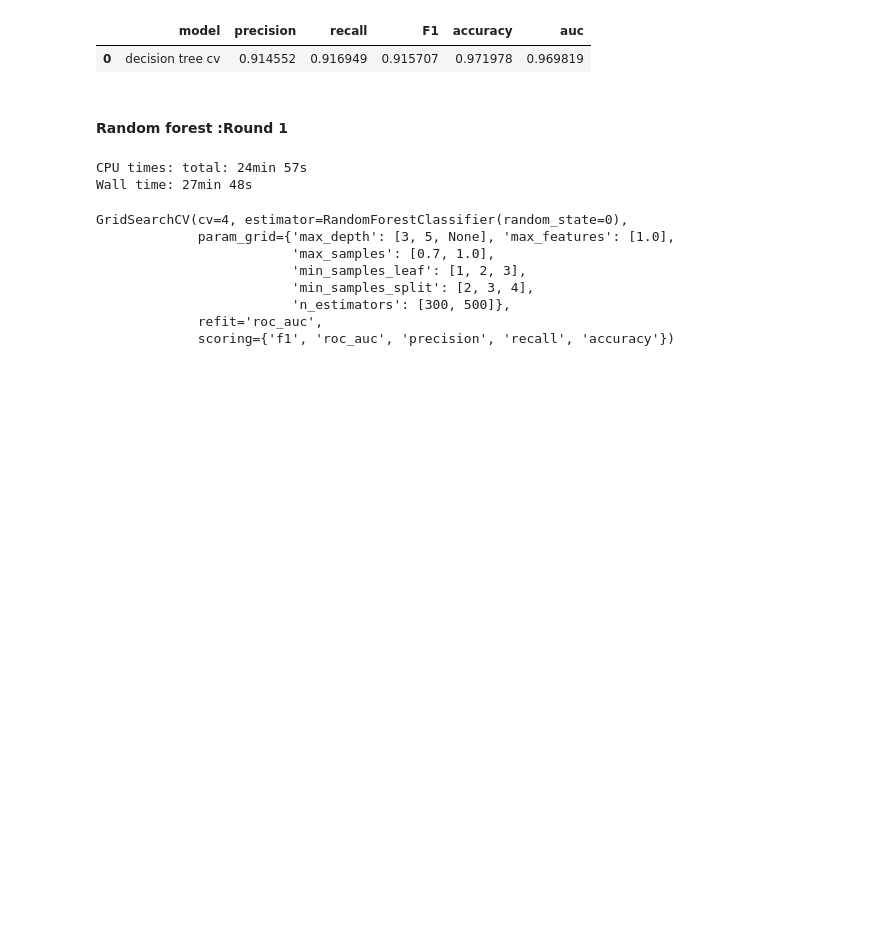
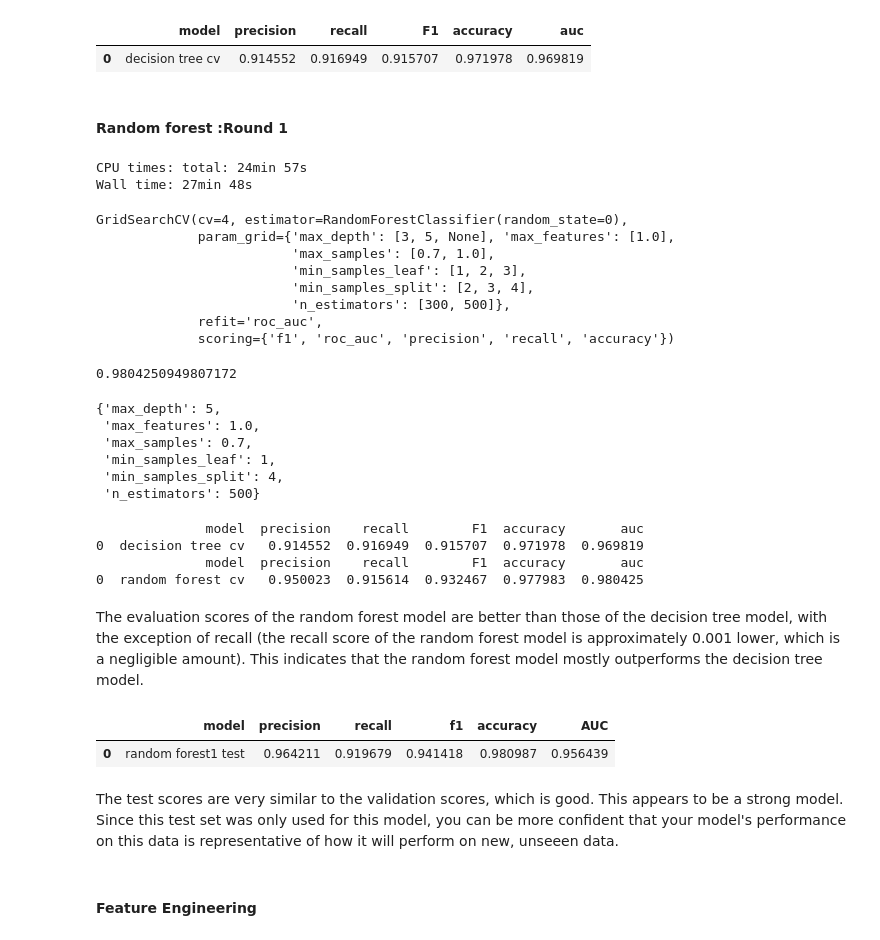
Before and after one commit to Mustafa777Xo/Salifort, a Jupyter notebook: salifort.ipynb, the cells around one changed output. Drawn from its saved outputs; the diff is of its cells as text; code cells hidden in the pictures; blank space fills up the shorter version.

Commit message:
feature engineering

```diff
--- a/salifort.ipynb
+++ b/salifort.ipynb
@@ -665,3 +665,72 @@ GridSearchCV(cv=4, estimator=RandomForestClassifier(random_state=0),
                          'n_estimators': [300, 500]},
              refit='roc_auc',
              scoring={'f1', 'roc_auc', 'precision', 'recall', 'accuracy'})
+# %%
+# Check best AUC score on CV
+rf1.best_score_
+# %% [output]
+0.9804250949807172
+# %%
+# Check best params
+rf1.best_params_
+# %% [output]
+{'max_depth': 5,
+ 'max_features': 1.0,
+ 'max_samples': 0.7,
+ 'min_samples_leaf': 1,
+ 'min_samples_split': 4,
+ 'n_estimators': 500}
+# %%
+# Get all CV scores
+rf1_cv_results = make_results('random forest cv', rf1, 'auc')
+print(tree1_cv_results)
+print(rf1_cv_results)
+# %% [output]
+              model  precision    recall        F1  accuracy       auc
+0  decision tree cv   0.914552  0.916949  0.915707  0.971978  0.969819
+              model  precision    recall        F1  accuracy       auc
+0  random forest cv   0.950023  0.915614  0.932467  0.977983  0.980425
+# %% [markdown]
+The evaluation scores of the random forest model are better than those of the decision tree model, with the exception of recall (the recall score of the random forest model is approximately 0.001 lower, which is a negligible amount). This indicates that the random forest model mostly outperforms the decision tree model.
+# %%
+def get_scores(model_name:str, model, X_test_data, y_test_data):
+    '''
+    Generate a table of test scores.
+
+    In:
+        model_name (string):  How you want your model to be named in the output table
+        model:                A fit GridSearchCV object
+        X_test_data:          numpy array of X_test data
+        y_test_data:          numpy array of y_test data
+
+    Out: pandas df of precision, recall, f1, accuracy, and AUC scores for your model
+    '''
+
+    preds = model.best_estimator_.predict(X_test_data)
+
+    auc = roc_auc_score(y_test_data, preds)
+    accuracy = accuracy_score(y_test_data, preds)
+    precision = precision_score(y_test_data, preds)
+    recall = recall_score(y_test_data, preds)
+    f1 = f1_score(y_test_data, preds)
+
+    table = pd.DataFrame({'model': [model_name],
+                          'precision': [precision],
+                          'recall': [recall],
+                          'f1': [f1],
+                          'accuracy': [accuracy],
+                          'AUC': [auc]
+                         })
+
+    return table
+# %%
+# Get predictions on test data
+rf1_test_scores = get_scores('random forest1 test', rf1, X_test, y_test)
+rf1_test_scores
+# %% [output]
+|  | model | precision | recall | f1 | accuracy | AUC |
+| 0 | random forest1 test | 0.964211 | 0.919679 | 0.941418 | 0.980987 | 0.956439 |
+# %% [markdown]
+The test scores are very similar to the validation scores, which is good. This appears to be a strong model. Since this test set was only used for this model, you can be more confident that your model's performance on this data is representative of how it will perform on new, unseeen data.
+# %% [markdown]
+#### **Feature Engineering**
```
Also changed, not shown: parts of 1 cell of this notebook.
